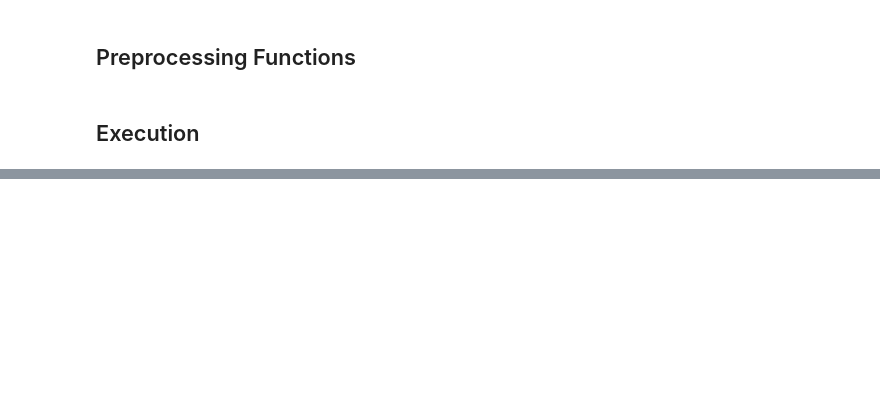
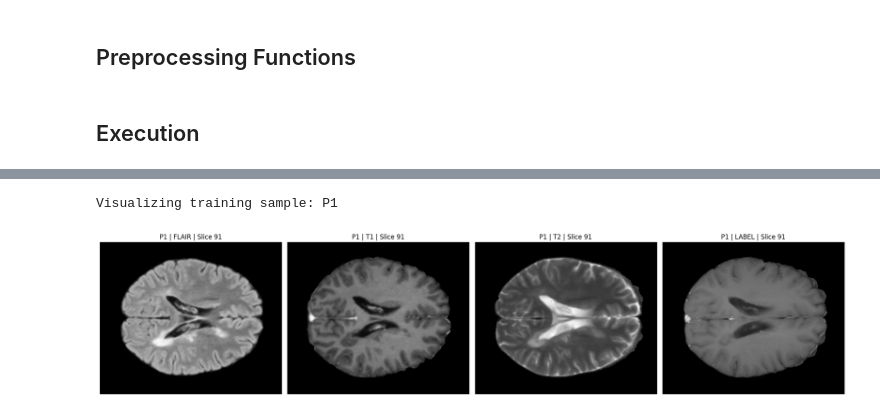
Before and after one commit to aligreo/TriEncoder-Unet-Project, a Jupyter notebook: mslesseg_preprocessing.ipynb, the cells around one changed output, grey strips where cells are left out. Saved outputs shown, nothing was run; the diff lists cells and outputs as text; code cells hidden in the pictures; blank space fills up the shorter version.

```diff
--- a/mslesseg_preprocessing.ipynb
+++ b/mslesseg_preprocessing.ipynb
@@ -447,12 +150,0 @@ Valid cases found: 22
-# %%
-readme_path = "/content/drive/MyDrive/mslesseg folder/MSLesSeg-2024-main/README.md"
-
-try:
-    with open(readme_path, 'r') as f:
-        content = f.read()
-    print("--- README CONTENT ---")
-    print(content)
-except FileNotFoundError:
-    print(f"File not found at: {readme_path}")
-except Exception as e:
-    print(f"An error occurred: {e}")
@@ -514,0 +151,31 @@ Content of first subject folder (P54):
+# %%
+import nibabel as nib
+import matplotlib.pyplot as plt
+import numpy as np
+
+def visualize_sample(sample_dict, slice_idx=None):
+    fig, axes = plt.subplots(1, 4, figsize=(20, 5))
+    modalities = ["flair", "t1", "t2", "label"]
+
+    for i, mod in enumerate(modalities):
+        img = nib.load(sample_dict[mod]).get_fdata()
+        current_slice = img.shape[2] // 2 if slice_idx is None else slice_idx
+        cmap = "gray"
+        axes[i].imshow(img[:, :, current_slice], cmap=cmap)
+        axes[i].set_title(f"{sample_dict.get('subject', 'case')} | {mod.upper()} | Slice {current_slice}")
+        axes[i].axis("off")
+
+    plt.tight_layout()
+    plt.show()
+
+# Ensure we take a training point
+if "train_files" in globals() and train_files:
+    print(f"Visualizing training sample: {train_files[0]['subject']}")
+    visualize_sample(train_files[0])
+else:
+    print("Training files not found. Falling back to testing files.")
+    if "test_files" in globals() and test_files:
+        visualize_sample(test_files[0])
+# %% [output]
+Visualizing training sample: P1
+[figure, added]
```
Also changed, not shown: parts of 20 cells of this notebook, 2 other files.
